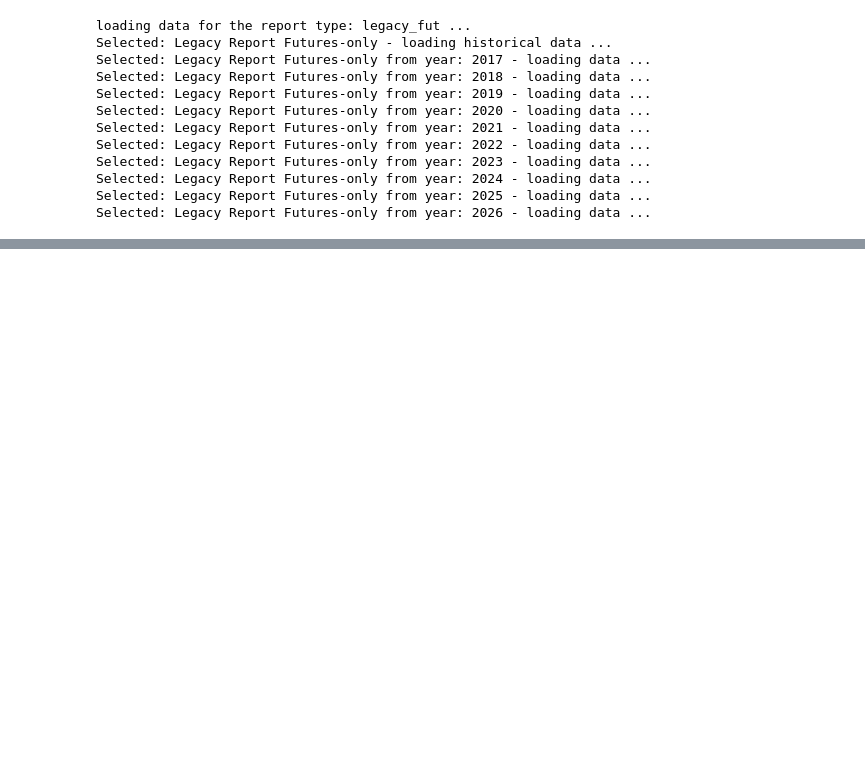
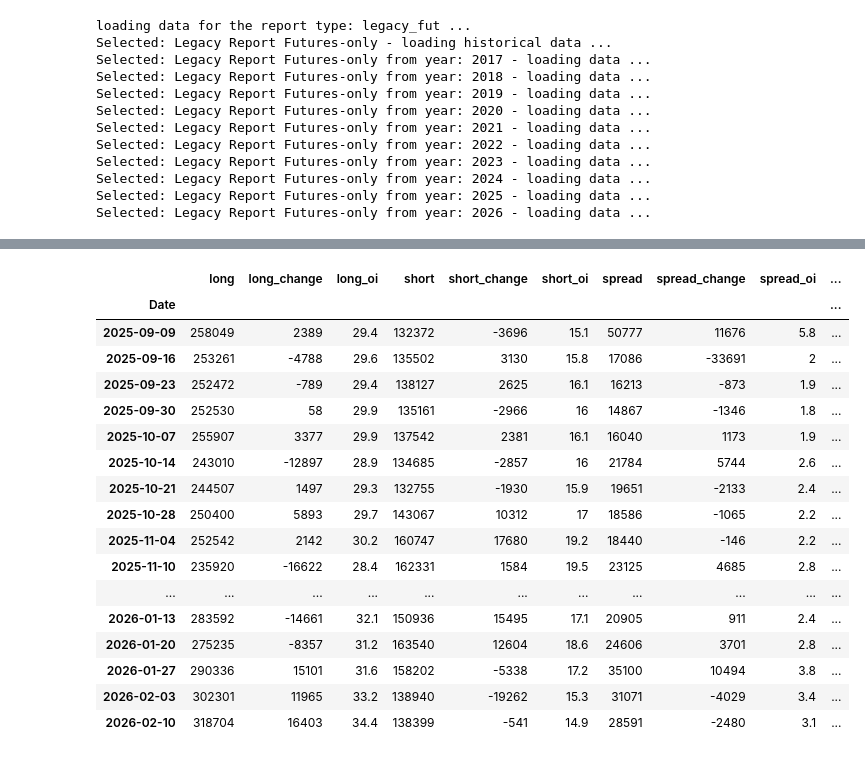
Before and after one commit to mod7ex/COT-analysis, a Jupyter notebook: analysis/table.ipynb, the cells around one changed output, grey strips where cells are left out. Saved outputs shown, nothing was run; the diff lists cells and outputs as text; code cells hidden in the pictures; blank space fills up the shorter version.

```diff
--- a/analysis/table.ipynb
+++ b/analysis/table.ipynb
@@ -132,0 +103,48 @@ styled
+# %%
+color_map = {
+    "long": "Greens",
+    "short": "YlOrRd",
+    "spread": "seismic"
+}
+
+styled = picked_participant_df.style
+
+for side in ["long", "short", "spread"]:
+
+    if side not in picked_participant: continue
+    (
+      styled.background_gradient(cmap=color_map[side], subset=[side], vmin=picked_participant_df[side].min(), vmax=picked_participant_df[side].max())
+            .background_gradient(cmap=color_map[side], subset=[f'{side}_change'], vmin=picked_participant_df[f'{side}_change'].min(), vmax=picked_participant_df[f'{side}_change'].max())
+            .background_gradient(cmap=color_map[side], subset=[f'{side}_oi'], vmin=picked_participant_df[f'{side}_oi'].min(), vmax=picked_participant_df[f'{side}_oi'].max())
+    )
+
+(
+    styled.background_gradient(cmap="Blues", subset=["long %"], vmin=picked_participant_df["long %"].min(), vmax=picked_participant_df["long %"].max())
+          .background_gradient(cmap="Purples", subset=["short %"], vmin=picked_participant_df["short %"].min(), vmax=picked_participant_df["short %"].max())
+          .background_gradient(cmap="Wistia", subset=['Net'], vmin=picked_participant_df['Net'].min(), vmax=picked_participant_df['Net'].max())
+          .background_gradient(cmap="Wistia", subset=['Net % change'], vmin=picked_participant_df['Net % change'].min(), vmax=picked_participant_df['Net % change'].max())
+)
+
+styled.format("{:g}")
+styled.format_index("{:%Y-%m-%d}", axis=0)
+
+styled
+# %% [output]
+|  | long | long_change | long_oi | short | short_change | short_oi | spread | spread_change | spread_oi | ... |
+| Date |  |  |  |  |  |  |  |  |  | ... |
+| 2025-09-09 | 258049 | 2389 | 29.4 | 132372 | -3696 | 15.1 | 50777 | 11676 | 5.8 | ... |
+| 2025-09-16 | 253261 | -4788 | 29.6 | 135502 | 3130 | 15.8 | 17086 | -33691 | 2 | ... |
+| 2025-09-23 | 252472 | -789 | 29.4 | 138127 | 2625 | 16.1 | 16213 | -873 | 1.9 | ... |
+| 2025-09-30 | 252530 | 58 | 29.9 | 135161 | -2966 | 16 | 14867 | -1346 | 1.8 | ... |
+| 2025-10-07 | 255907 | 3377 | 29.9 | 137542 | 2381 | 16.1 | 16040 | 1173 | 1.9 | ... |
+| 2025-10-14 | 243010 | -12897 | 28.9 | 134685 | -2857 | 16 | 21784 | 5744 | 2.6 | ... |
+| 2025-10-21 | 244507 | 1497 | 29.3 | 132755 | -1930 | 15.9 | 19651 | -2133 | 2.4 | ... |
+| 2025-10-28 | 250400 | 5893 | 29.7 | 143067 | 10312 | 17 | 18586 | -1065 | 2.2 | ... |
+| 2025-11-04 | 252542 | 2142 | 30.2 | 160747 | 17680 | 19.2 | 18440 | -146 | 2.2 | ... |
+| 2025-11-10 | 235920 | -16622 | 28.4 | 162331 | 1584 | 19.5 | 23125 | 4685 | 2.8 | ... |
+| ... | ... | ... | ... | ... | ... | ... | ... | ... | ... | ... |
+| 2026-01-13 | 283592 | -14661 | 32.1 | 150936 | 15495 | 17.1 | 20905 | 911 | 2.4 | ... |
+| 2026-01-20 | 275235 | -8357 | 31.2 | 163540 | 12604 | 18.6 | 24606 | 3701 | 2.8 | ... |
+| 2026-01-27 | 290336 | 15101 | 31.6 | 158202 | -5338 | 17.2 | 35100 | 10494 | 3.8 | ... |
+| 2026-02-03 | 302301 | 11965 | 33.2 | 138940 | -19262 | 15.3 | 31071 | -4029 | 3.4 | ... |
+| 2026-02-10 | 318704 | 16403 | 34.4 | 138399 | -541 | 14.9 | 28591 | -2480 | 3.1 | ... |
```
Also changed, not shown: parts of 4 cells of this notebook, 1 other file.
